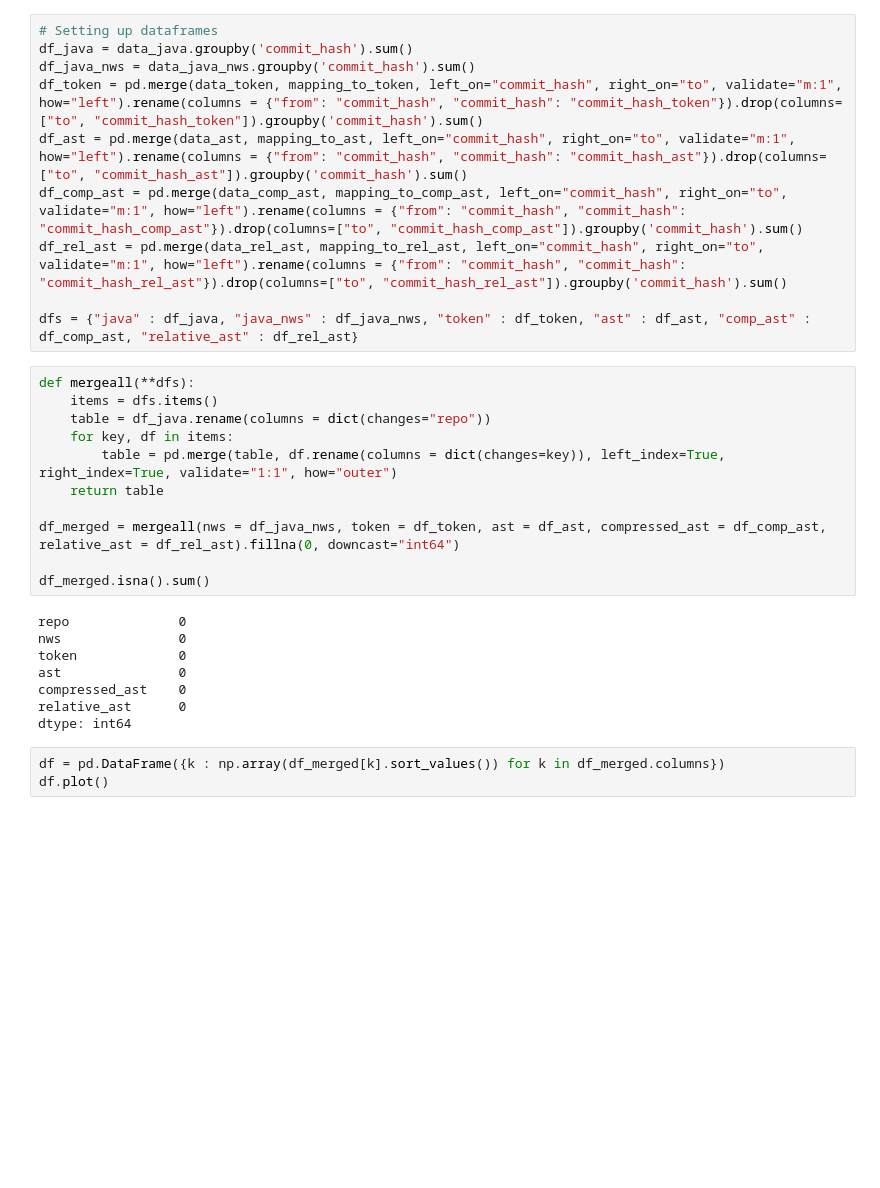
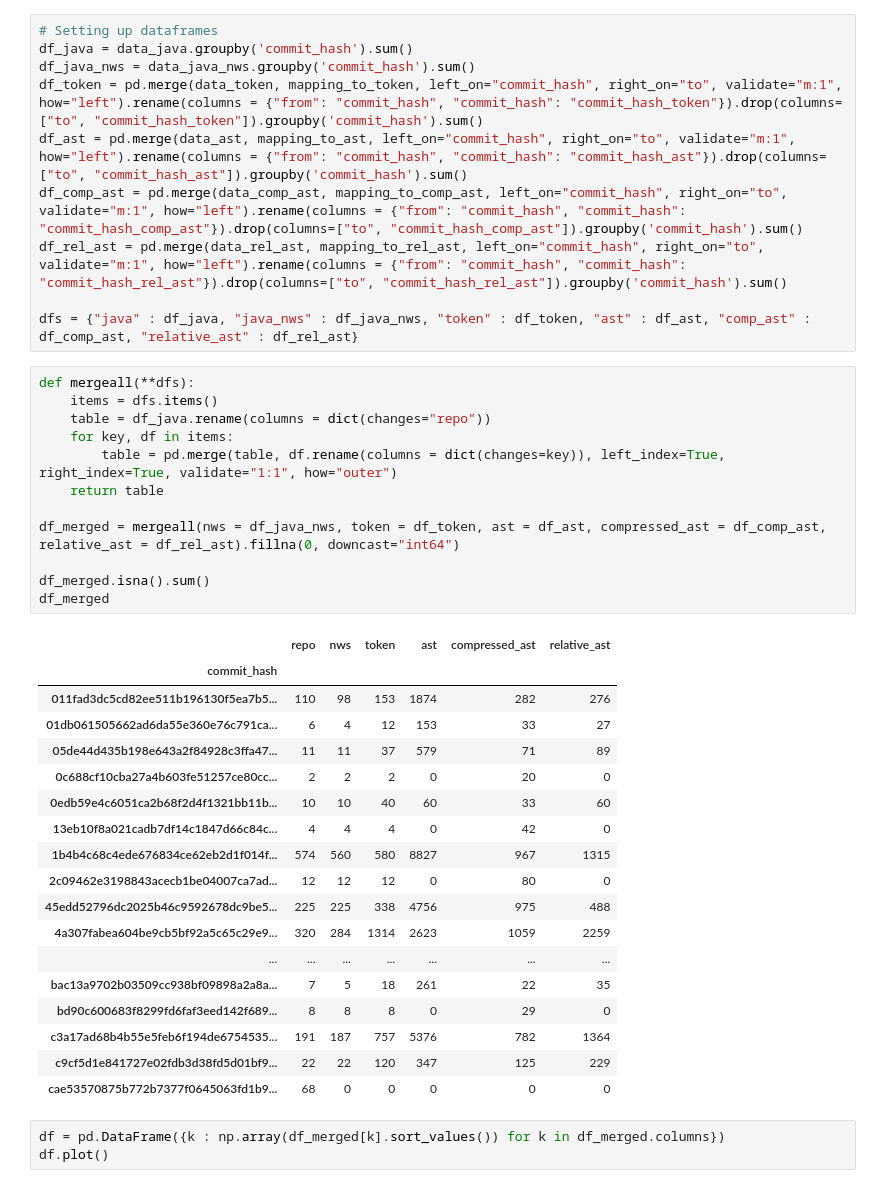
Before and after one commit to lothbrokq/formast, a Jupyter notebook: eval/evaluation.ipynb, the cells around one changed output. Saved outputs shown, nothing was run; the diff lists cells and outputs as text; blank space fills up the shorter version.

```diff
--- a/eval/evaluation.ipynb
+++ b/eval/evaluation.ipynb
@@ -40,22 +40,34 @@ dfs = {"java" : df_java, "java_nws" : df_java_nws, "token" : df_token, "ast" : d
 # %%
 def mergeall(**dfs):
     items = dfs.items()
     table = df_java.rename(columns = dict(changes="repo"))
     for key, df in items:
         table = pd.merge(table, df.rename(columns = dict(changes=key)), left_index=True, right_index=True, validate="1:1", how="outer")
     return table
 
 df_merged = mergeall(nws = df_java_nws, token = df_token, ast = df_ast, compressed_ast = df_comp_ast, relative_ast = df_rel_ast).fillna(0, downcast="int64")
 
 df_merged.isna().sum()
+df_merged
 # %% [output]
-repo              0
-nws               0
-token             0
-ast               0
-compressed_ast    0
-relative_ast      0
-dtype: int64
+|  | repo | nws | token | ast | compressed_ast | relative_ast |
+| commit_hash |  |  |  |  |  |  |
+| 011fad3dc5cd82ee511b196130f5ea7b5... | 110 | 98 | 153 | 1874 | 282 | 276 |
+| 01db061505662ad6da55e360e76c791ca... | 6 | 4 | 12 | 153 | 33 | 27 |
+| 05de44d435b198e643a2f84928c3ffa47... | 11 | 11 | 37 | 579 | 71 | 89 |
+| 0c688cf10cba27a4b603fe51257ce80cc... | 2 | 2 | 2 | 0 | 20 | 0 |
+| 0edb59e4c6051ca2b68f2d4f1321bb11b... | 10 | 10 | 40 | 60 | 33 | 60 |
+| 13eb10f8a021cadb7df14c1847d66c84c... | 4 | 4 | 4 | 0 | 42 | 0 |
+| 1b4b4c68c4ede676834ce62eb2d1f014f... | 574 | 560 | 580 | 8827 | 967 | 1315 |
+| 2c09462e3198843acecb1be04007ca7ad... | 12 | 12 | 12 | 0 | 80 | 0 |
+| 45edd52796dc2025b46c9592678dc9be5... | 225 | 225 | 338 | 4756 | 975 | 488 |
+| 4a307fabea604be9cb5bf92a5c65c29e9... | 320 | 284 | 1314 | 2623 | 1059 | 2259 |
+| ... | ... | ... | ... | ... | ... | ... |
+| bac13a9702b03509cc938bf09898a2a8a... | 7 | 5 | 18 | 261 | 22 | 35 |
+| bd90c600683f8299fd6faf3eed142f689... | 8 | 8 | 8 | 0 | 29 | 0 |
+| c3a17ad68b4b55e5feb6f194de6754535... | 191 | 187 | 757 | 5376 | 782 | 1364 |
+| c9cf5d1e841727e02fdb3d38fd5d01bf9... | 22 | 22 | 120 | 347 | 125 | 229 |
+| cae53570875b772b7377f0645063fd1b9... | 68 | 0 | 0 | 0 | 0 | 0 |
 # %%
 df = pd.DataFrame({k : np.array(df_merged[k].sort_values()) for k in df_merged.columns})
 df.plot()
```
Also changed, not shown: parts of 3 cells of this notebook, 3 other files.
